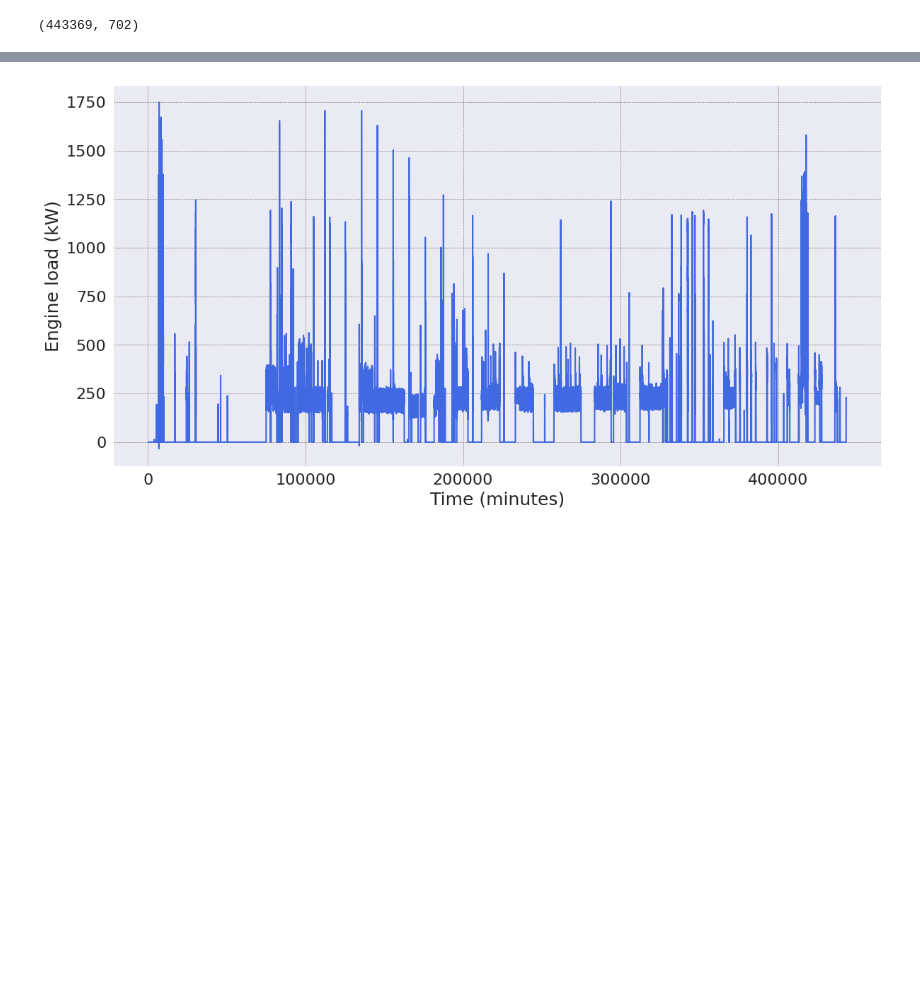
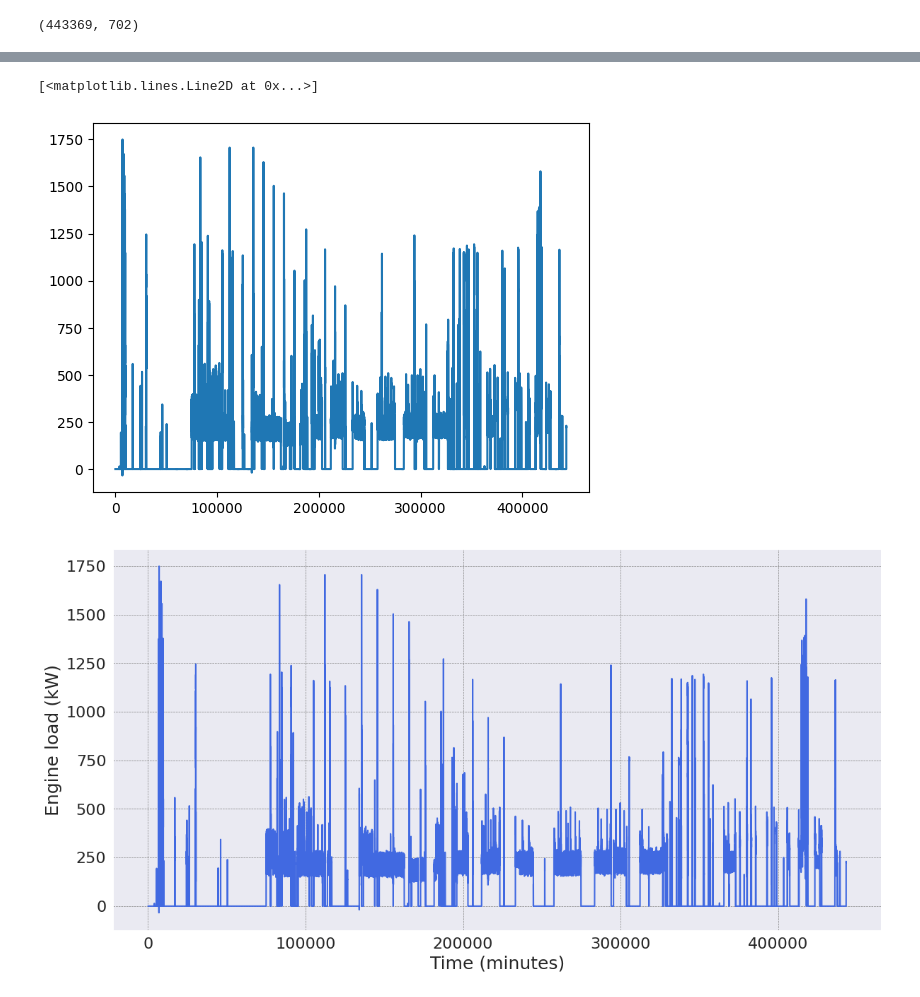
Before and after one commit to danjhk/battery_AD, a Jupyter notebook: eda_UIPA.ipynb, the cells around one changed output, grey strips where cells are left out. Saved outputs shown, nothing was run; the diff lists cells and outputs as text; code cells hidden in the pictures; blank space fills up the shorter version.

```diff
--- a/eda_UIPA.ipynb
+++ b/eda_UIPA.ipynb
@@ -40,3 +65,8 @@ engine2.head()
+# %%
+plt.plot(engine1["aIEngineLoad"])
+# %% [output]
+[<matplotlib.lines.Line2D at 0x...>]
+[figure, added]
 # %%
 sns.set_style("darkgrid")
 plt.figure(figsize=(14, 7))
```
Also changed, not shown: parts of 66 cells of this notebook, 1 other file.
